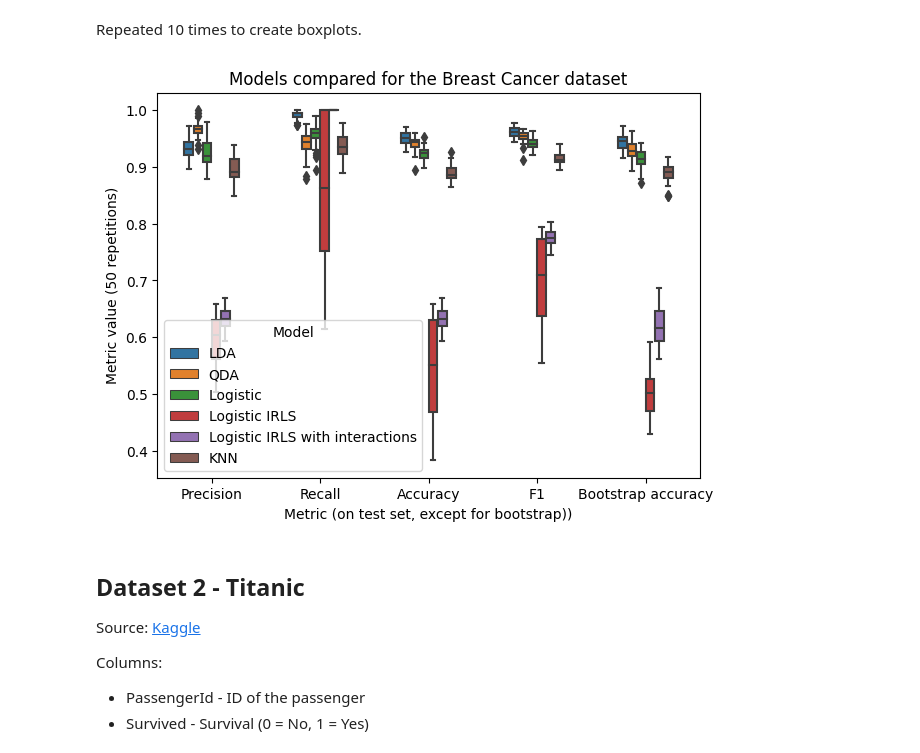
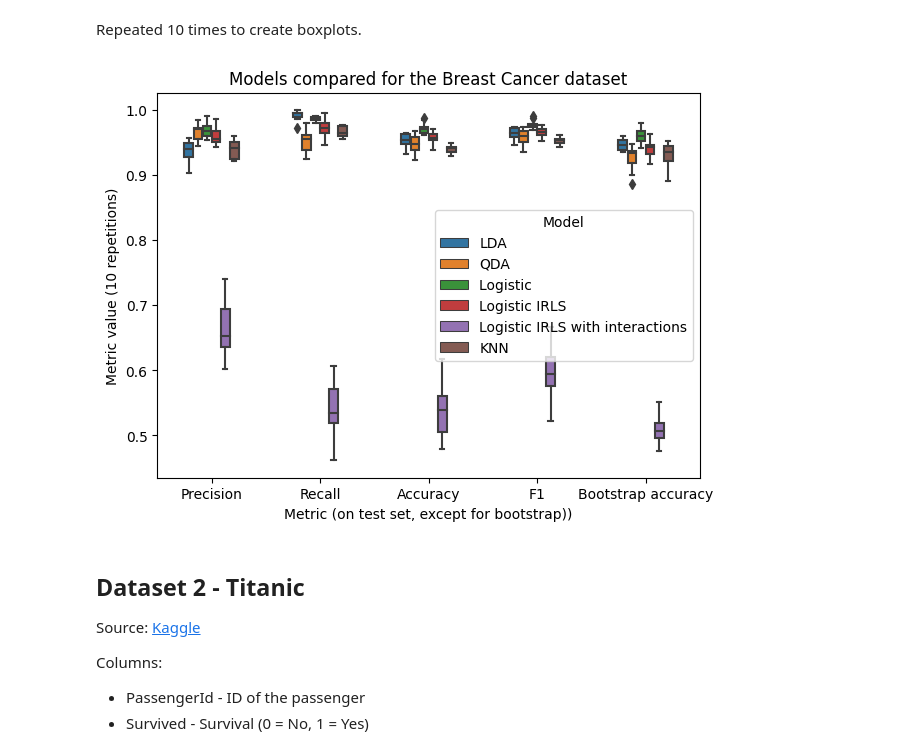
Before and after one commit to mstaczek/Logistic-Regression-with-IRLS, a Jupyter notebook: real_data_experiments.ipynb, the cells around one changed output. Cells and saved outputs as stored; diff of their text form; code cells hidden in the pictures.

```diff
--- a/real_data_experiments.ipynb
+++ b/real_data_experiments.ipynb
@@ -33,13 +33,14 @@ Including preprocessing of data and comparison of different models with differen
 ## Models and metrics
 # %%
 import pandas as pd
+from functools import partial
+import numpy as np
 
 from sklearn.discriminant_analysis import LinearDiscriminantAnalysis
 from sklearn.discriminant_analysis import QuadraticDiscriminantAnalysis
 from sklearn.linear_model import LogisticRegression
 from LogisticRegressionIRLS import LR
 from sklearn.neighbors import KNeighborsClassifier
-from functools import partial
 
 class LRWrapper(LR):
     def __init__(self, *args, all_interactions=False, **kwargs):
@@ -64,8 +65,8 @@ class LRWrapper(LR):
 models = {'LDA': LinearDiscriminantAnalysis,
         'QDA': QuadraticDiscriminantAnalysis,
         'Logistic ': LogisticRegression,
-        'Logistic IRLS': partial(LRWrapper, maximisation_minorisation=False),
-        'Logistic IRLS with interactions': partial(LRWrapper, maximisation_minorisation=False, all_interactions=True),
+        'Logistic IRLS': partial(LRWrapper, maximisation_minorisation=True),
+        'Logistic IRLS with interactions': partial(LRWrapper, maximisation_minorisation=True, all_interactions=True),
         'KNN': KNeighborsClassifier}
 # %%
 from sklearn.utils import resample
@@ -156,7 +175,6 @@ Dropping rows with missing values, encoding categorical variables, dropping feat
 # %%
-X, Y = remove_missing_rows(X, Y)
-X = encode_categorical(X)
 X, columns_selection = remove_colinear(X, correlation_threshold=0.9)
+X = scale_features(X)
 # %% [markdown]
 After preparation:
 # %%
@@ -207,0 +188,2 @@ df
+# %%
+train_models(models, X, Y, metrics, test_size=0.2)
@@ -211,29 +201,30 @@ Repeated 10 times to create boxplots.
 from tqdm import tqdm
 
 test_size = 0.6 # it is this high to see differences in the results
+REPETITIONS = 10
 
 df_list = []
-for i in tqdm(range(50)):
+for i in tqdm(range(REPETITIONS)):
     df_list.append(train_models(models, X, Y, metrics, test_size))
 df = pd.concat(df_list, ignore_index=True)
 df = df.melt(id_vars=['model'], var_name='metric', value_name='value')
 # %%
 import seaborn as sns
 import matplotlib.pyplot as plt
 
 fig, ax = plt.subplots(figsize=(7, 5))
 sns.boxplot(data=df, ax=ax, x='metric', y='value', hue='model', width=0.5)
 
 ax.set_title('Models compared for the Breast Cancer dataset')
 ax.set_xlabel('Metric (on test set, except for bootstrap))')
-ax.set_ylabel('Metric value (50 repetitions)')
+ax.set_ylabel(f'Metric value ({REPETITIONS} repetitions)')
 ax.set_xticklabels([x.get_text().capitalize() for x in ax.get_xticklabels()])
 handles, labels = ax.get_legend_handles_labels()
 ax.legend(handles=handles, labels=labels, title='Model')
 fig.savefig('models_comparison_1_breast_cancer.png', dpi=300)
 plt.show()
 # %% [output]
-[figure, old version]
+[figure, new version]
 # %% [markdown]
 ## Dataset 2 - Titanic
 
```
Also changed, not shown: parts of 28 cells of this notebook, 2 other files.
